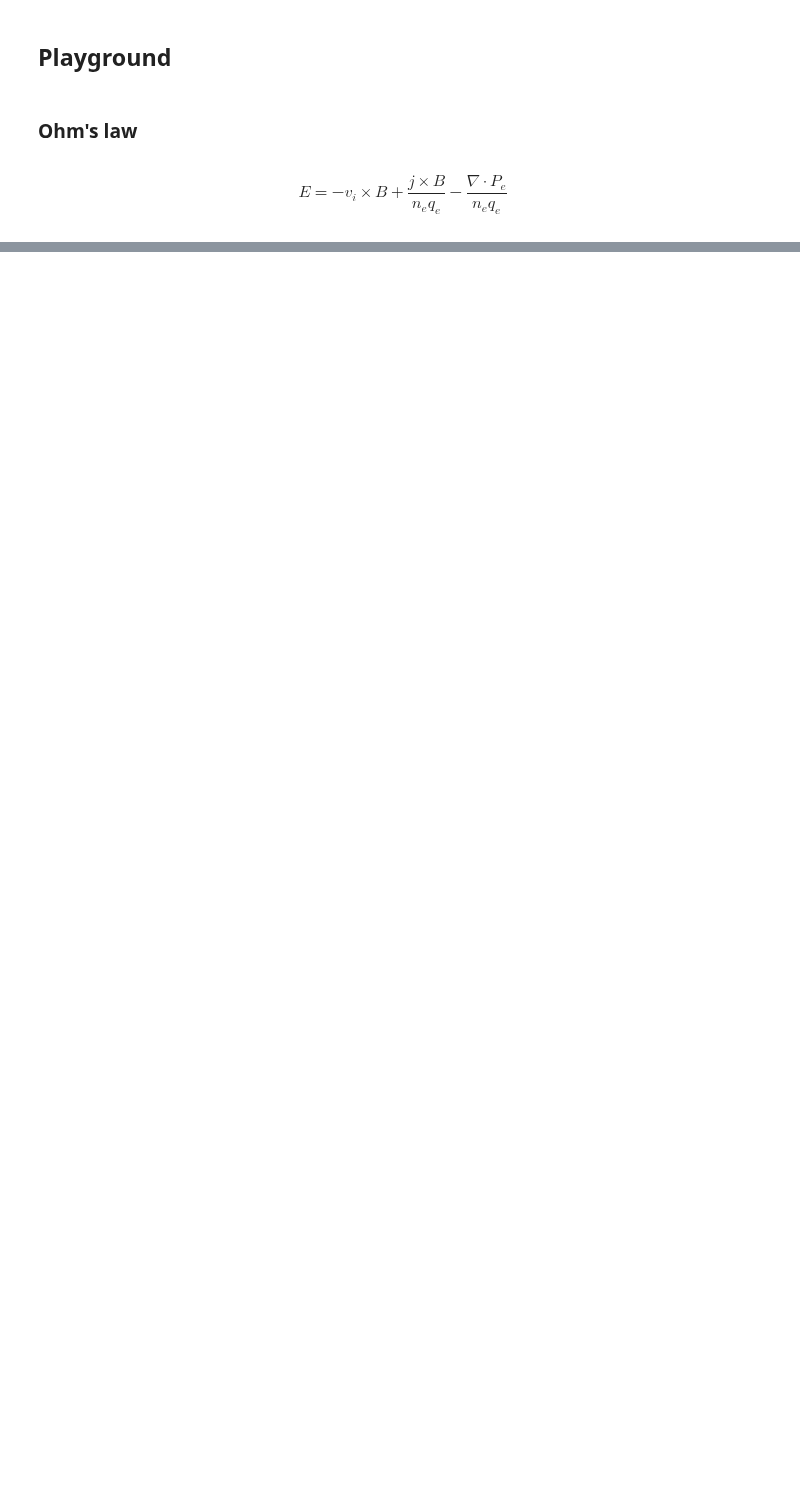
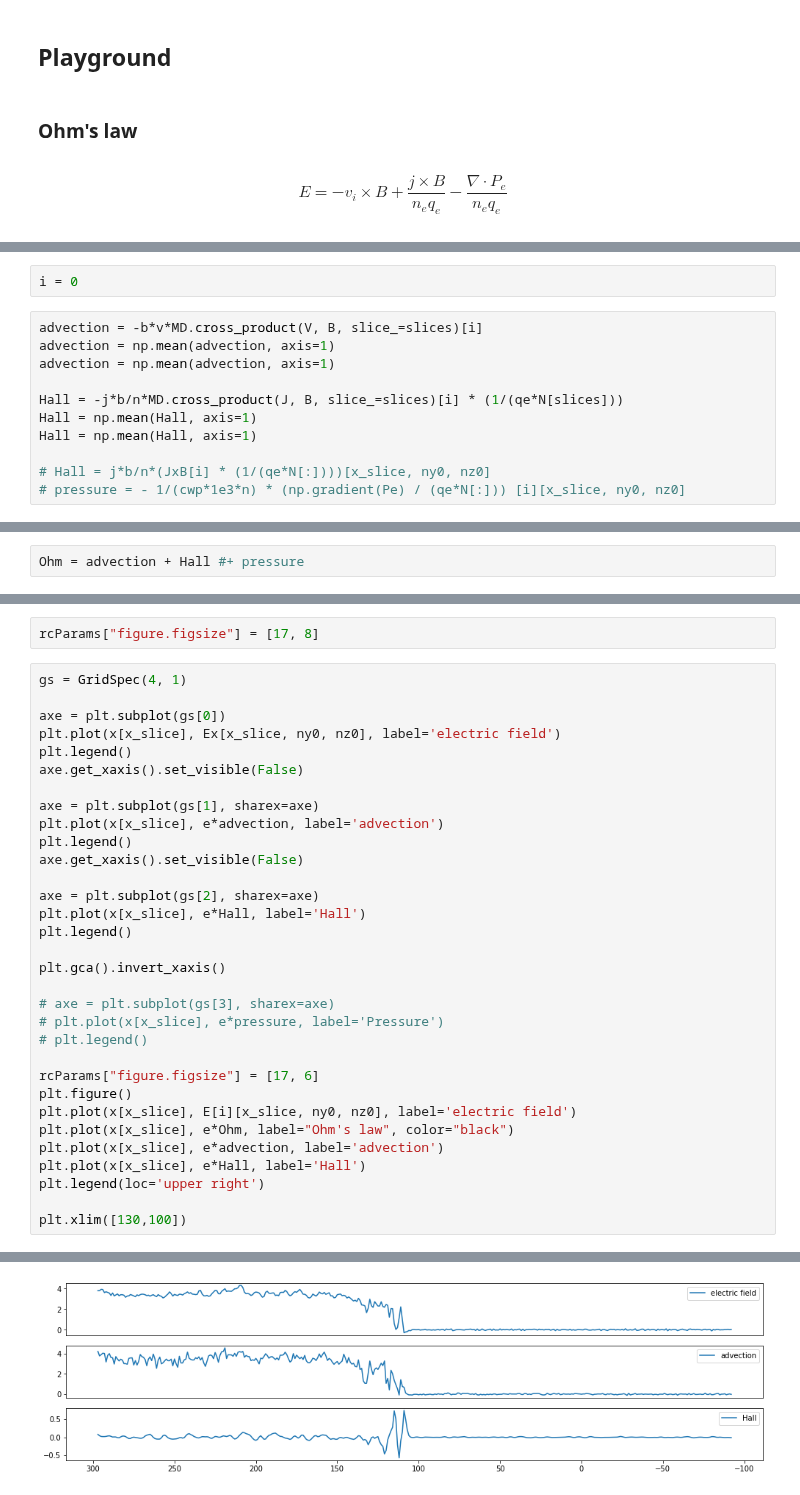
Before and after one commit to cmoissar/Jupyter-Notebooks, a Jupyter notebook: workpad.ipynb, the cells around one changed output, grey strips where cells are left out. Cells and saved outputs as stored; diff of their text form; blank space fills up the shorter version.

```diff
--- a/workpad.ipynb
+++ b/workpad.ipynb
@@ -297,0 +305,13 @@ plt.show()
+# %%
+i = 0
+# %%
+advection = -b*v*MD.cross_product(V, B, slice_=slices)[i]
+advection = np.mean(advection, axis=1)
+advection = np.mean(advection, axis=1)
+
+Hall = -j*b/n*MD.cross_product(J, B, slice_=slices)[i] * (1/(qe*N[slices]))
+Hall = np.mean(Hall, axis=1)
+Hall = np.mean(Hall, axis=1)
+
+# Hall = j*b/n*(JxB[i] * (1/(qe*N[:])))[x_slice, ny0, nz0]
+# pressure = - 1/(cwp*1e3*n) * (np.gradient(Pe) / (qe*N[:])) [i][x_slice, ny0, nz0]
@@ -297,0 +334,2 @@ plt.show()
+# %%
+Ohm = advection + Hall #+ pressure
@@ -297,0 +342,35 @@ plt.show()
+# %%
+rcParams["figure.figsize"] = [17, 8]
+# %%
+gs = GridSpec(4, 1)
+
+axe = plt.subplot(gs[0])
+plt.plot(x[x_slice], Ex[x_slice, ny0, nz0], label='electric field')
+plt.legend()
+axe.get_xaxis().set_visible(False)
+
+axe = plt.subplot(gs[1], sharex=axe)
+plt.plot(x[x_slice], e*advection, label='advection')
+plt.legend()
+axe.get_xaxis().set_visible(False)
+
+axe = plt.subplot(gs[2], sharex=axe)
+plt.plot(x[x_slice], e*Hall, label='Hall')
+plt.legend()
+
+plt.gca().invert_xaxis()
+
+# axe = plt.subplot(gs[3], sharex=axe)
+# plt.plot(x[x_slice], e*pressure, label='Pressure')
+# plt.legend()
+
+rcParams["figure.figsize"] = [17, 6]
+plt.figure()
+plt.plot(x[x_slice], E[i][x_slice, ny0, nz0], label='electric field')
+plt.plot(x[x_slice], e*Ohm, label="Ohm's law", color="black")
+plt.plot(x[x_slice], e*advection, label='advection')
+plt.plot(x[x_slice], e*Hall, label='Hall')
+plt.legend(loc='upper right')
+
+plt.xlim([130,100])
+# %% [output]
@@ -297,0 +378 @@ plt.show()
+[figure, added]
```
Also changed, not shown: parts of 43 cells of this notebook, 2 other files.
